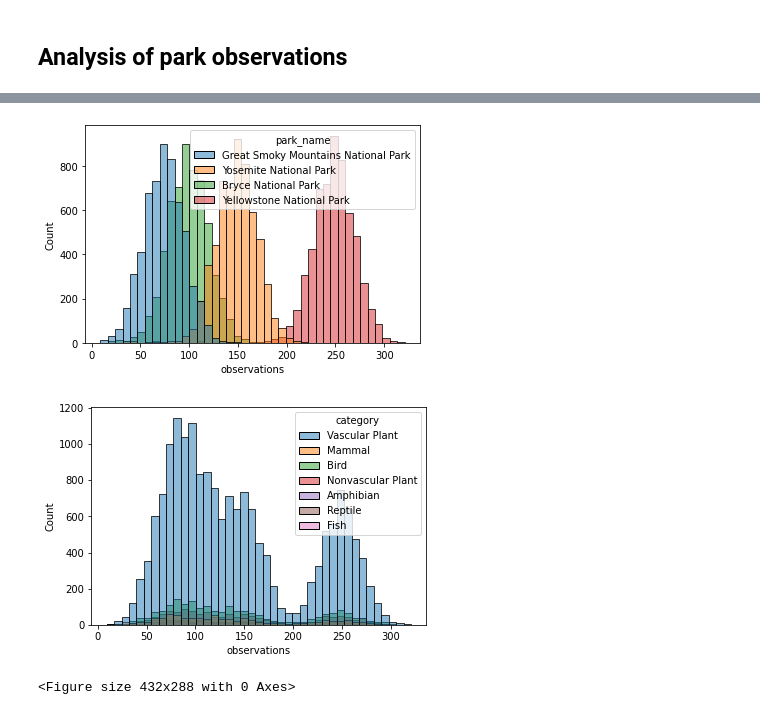
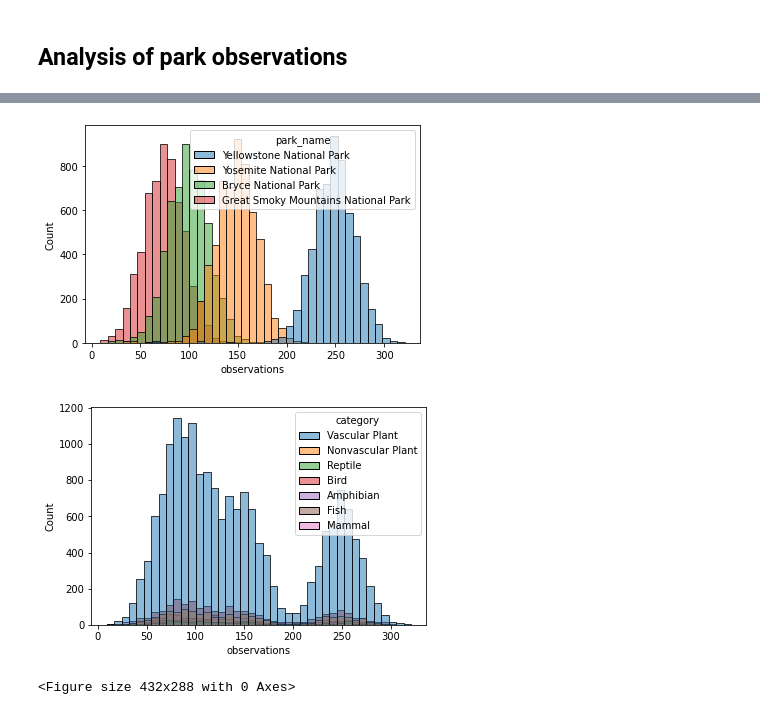
Before and after one commit to R0go/BioDiversity, a Jupyter notebook: biodiversity.ipynb, the cells around one changed output, grey strips where cells are left out. Saved outputs shown, nothing was run; the diff lists cells and outputs as text; code cells hidden in the pictures.

```diff
--- a/biodiversity.ipynb
+++ b/biodiversity.ipynb
@@ -78,8 +78,7 @@ species_info['conservation_status'] = species_info['conservation_status'].fillna
 
 #creating categorical data out of conservation status
 species_info["conservation_status"] = species_info["conservation_status"].astype("category")
-species_info["conservation_status"].cat.reorder_categories(['Endangered', 'Threatened', 'Species of Concern', 'In Recovery', 'Species of no concern'], ordered=True)
-species_info.sort_values(by='conservation_status', inplace=True, ascending=True)
+species_info["conservation_status"] = species_info["conservation_status"].cat.reorder_categories(['Endangered', 'Threatened', 'Species of Concern', 'In Recovery', 'Species of no concern'], ordered=True)
 
 #checking uniques
 print(species_info.conservation_status.unique())
@@ -112,3 +111,6 @@ species_info_dup.head(10)
+# %%
+species_info.sort_values(by='conservation_status', inplace=True, ascending=True)
+species_info.drop_duplicates(subset='scientific_name', keep='first', inplace=True)
 # %%
 def kingdom_check(x):
     if x in ['Vascular Plant', 'Nonvascular Plant']:
@@ -311,15 +319,27 @@ None
 # %%
 #check the shape of observations
 
 
 sns.histplot(data=all_data, x='observations', hue='park_name')
 plt.show()
 plt.clf()
 
+#Number of unique species per park
+species_per_park = all_data.groupby('park_name').count().reset_index()
+species_per_park
+
+
+##these are probably obsolete
 sns.histplot(data=all_data, x='observations', hue='category')
 plt.show()
 plt.clf()
+
+# data_filtered = all_data[all_data.Kingdom == 'Animal']
+
+# sns.histplot(data=data_filtered, x='observations', hue='category')
+# plt.show()
+# plt.clf()
 # %% [output]
-[figure, old version]
+[figure, new version]
-[figure, old version]
+[figure, new version]
 <Figure size 432x288 with 0 Axes>
```
Also changed, not shown: parts of 21 cells of this notebook.
